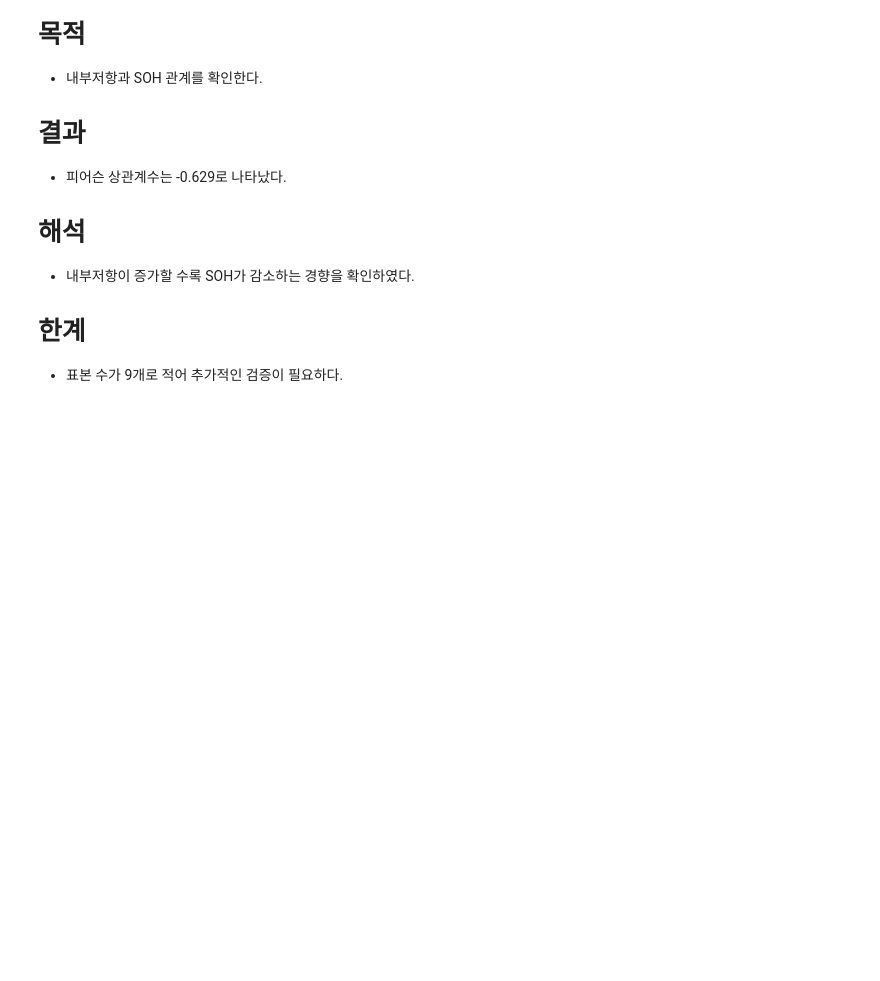
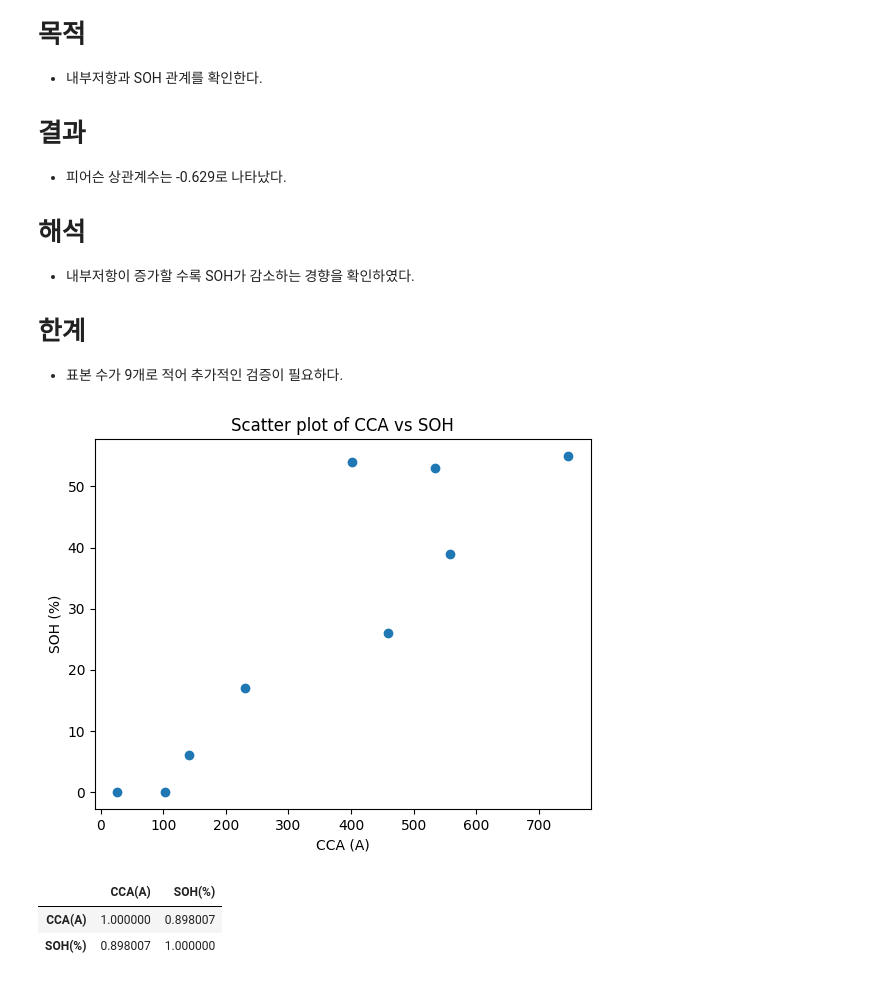
Before and after one commit to insu5177/Battery-Diagnostics-Study, a Jupyter notebook: notebooks/01_EDA.ipynb, the cells around one changed output. Drawn from its saved outputs; the diff is of its cells as text; code cells hidden in the pictures; blank space fills up the shorter version.

```diff
--- a/notebooks/01_EDA.ipynb
+++ b/notebooks/01_EDA.ipynb
@@ -148,3 +146,17 @@ plt.show()
 
 # 한계
 - 표본 수가 9개로 적어 추가적인 검증이 필요하다.
+# %%
+plt.scatter(df_battery["CCA(A)"], df_battery["SOH(%)"])
+plt.xlabel("CCA (A)")
+plt.ylabel("SOH (%)")
+plt.title("Scatter plot of CCA vs SOH")
+plt.show()
+# %% [output]
+[figure, added]
+# %%
+df_battery[["CCA(A)", "SOH(%)"]].corr()
+# %% [output]
+|  | CCA(A) | SOH(%) |
+| CCA(A) | 1.000000 | 0.898007 |
+| SOH(%) | 0.898007 | 1.000000 |
```
Also changed, not shown: parts of 4 cells of this notebook.
